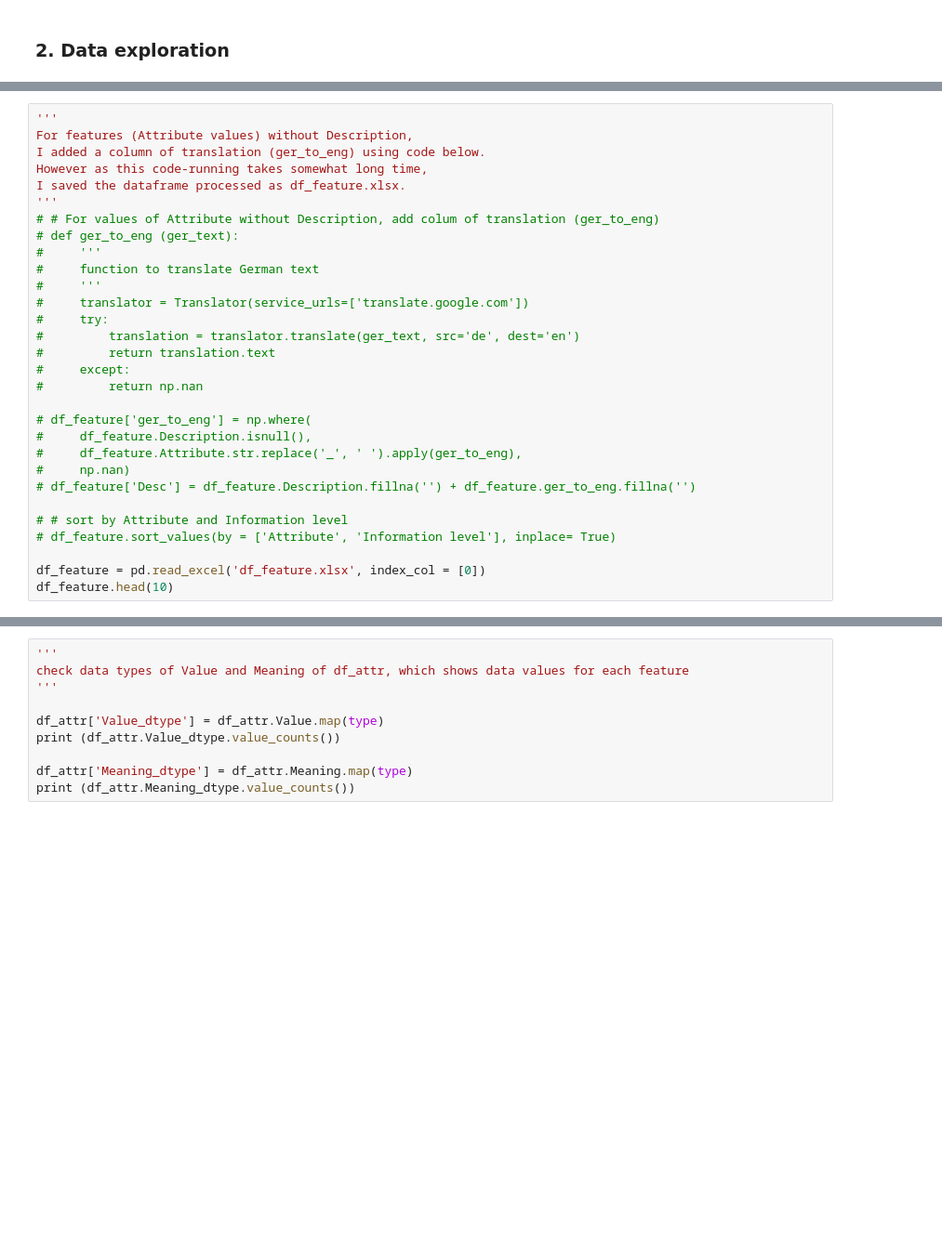
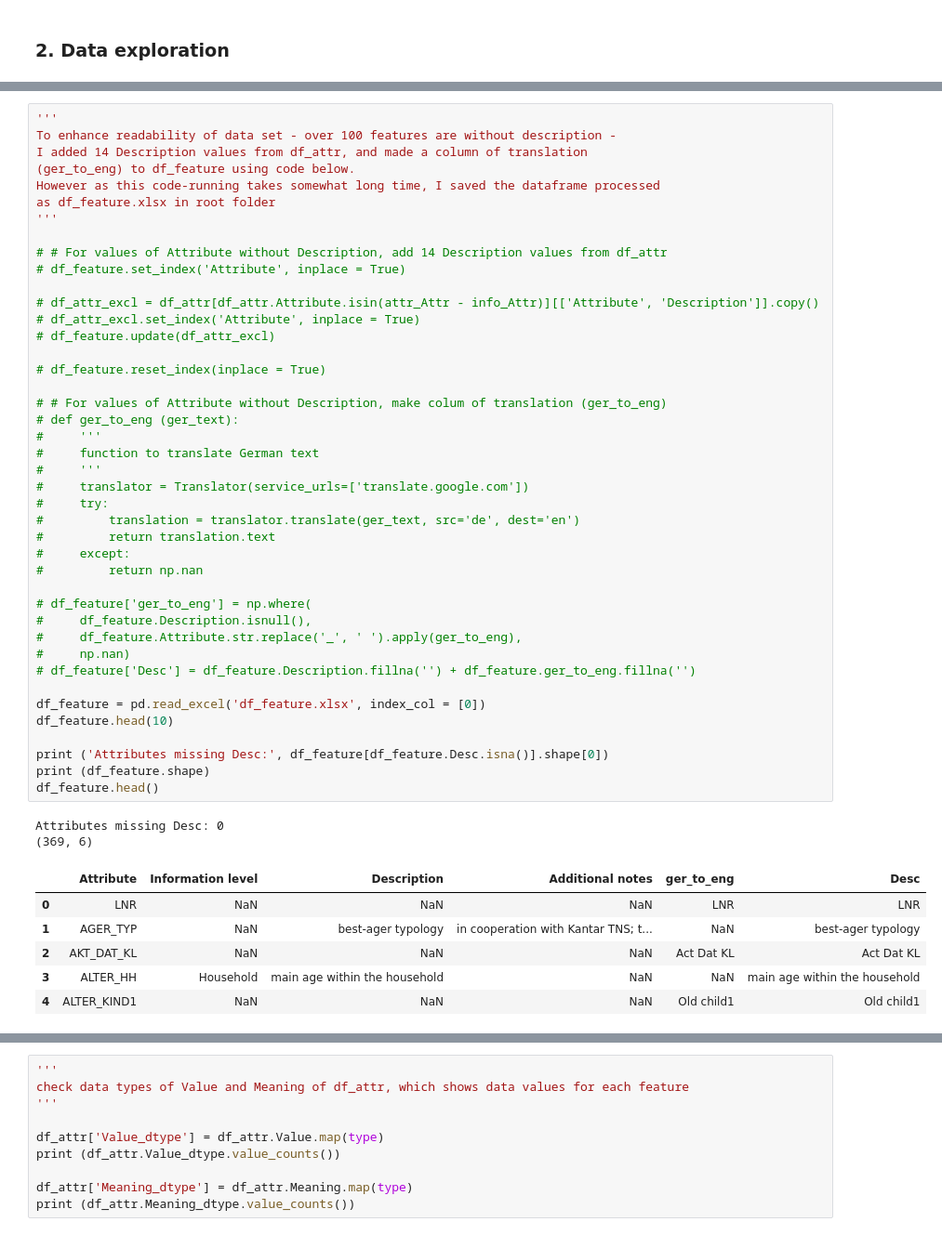
Before and after one commit to jaeyoun-chang/u_city_capstone, a Jupyter notebook: Arvato Project Workbook.ipynb, the cells around one changed output, grey strips where cells are left out. Shown at 93% size. Cells and saved outputs as stored; diff of their text form; blank space fills up the shorter version.

```diff
--- a/Arvato Project Workbook.ipynb
+++ b/Arvato Project Workbook.ipynb
@@ -610,33 +481,54 @@ df_feature.head()
 # %%
 '''
-For features (Attribute values) without Description,
-I added a column of translation (ger_to_eng) using code below.
-However as this code-running takes somewhat long time,
-I saved the dataframe processed as df_feature.xlsx.
+To enhance readability of data set - over 100 features are without description -
+I added 14 Description values from df_attr, and made a column of translation
+(ger_to_eng) to df_feature using code below.
+However as this code-running takes somewhat long time, I saved the dataframe processed
+as df_feature.xlsx in root folder
 '''
-# # For values of Attribute without Description, add colum of translation (ger_to_eng)
+
+# # For values of Attribute without Description, add 14 Description values from df_attr
+# df_feature.set_index('Attribute', inplace = True)
+
+# df_attr_excl = df_attr[df_attr.Attribute.isin(attr_Attr - info_Attr)][['Attribute', 'Description']].copy()
+# df_attr_excl.set_index('Attribute', inplace = True)
+# df_feature.update(df_attr_excl)
+
+# df_feature.reset_index(inplace = True)
+
+# # For values of Attribute without Description, make colum of translation (ger_to_eng)
 # def ger_to_eng (ger_text):
 #     '''
 #     function to translate German text
 #     '''
 #     translator = Translator(service_urls=['translate.google.com'])
 #     try:
 #         translation = translator.translate(ger_text, src='de', dest='en')
 #         return translation.text
 #     except:
 #         return np.nan
 
 # df_feature['ger_to_eng'] = np.where(
 #     df_feature.Description.isnull(),
 #     df_feature.Attribute.str.replace('_', ' ').apply(ger_to_eng),
 #     np.nan)
 # df_feature['Desc'] = df_feature.Description.fillna('') + df_feature.ger_to_eng.fillna('')
 
-# # sort by Attribute and Information level
-# df_feature.sort_values(by = ['Attribute', 'Information level'], inplace= True)
-
 df_feature = pd.read_excel('df_feature.xlsx', index_col = [0])
 df_feature.head(10)
+
+print ('Attributes missing Desc:', df_feature[df_feature.Desc.isna()].shape[0])
+print (df_feature.shape)
+df_feature.head()
+# %% [output]
+Attributes missing Desc: 0
+(369, 6)
+|  | Attribute | Information level | Description | Additional notes | ger_to_eng | Desc |
+| 0 | LNR | NaN | NaN | NaN | LNR | LNR |
+| 1 | AGER_TYP | NaN | best-ager typology | in cooperation with Kantar TNS; t... | NaN | best-ager typology |
+| 2 | AKT_DAT_KL | NaN | NaN | NaN | Act Dat KL | Act Dat KL |
+| 3 | ALTER_HH | Household | main age within the household | NaN | NaN | main age within the household |
+| 4 | ALTER_KIND1 | NaN | NaN | NaN | Old child1 | Old child1 |
 # %%
 '''
 find all features one by one
```
Also changed, not shown: parts of 42 cells of this notebook, 1 other file.
